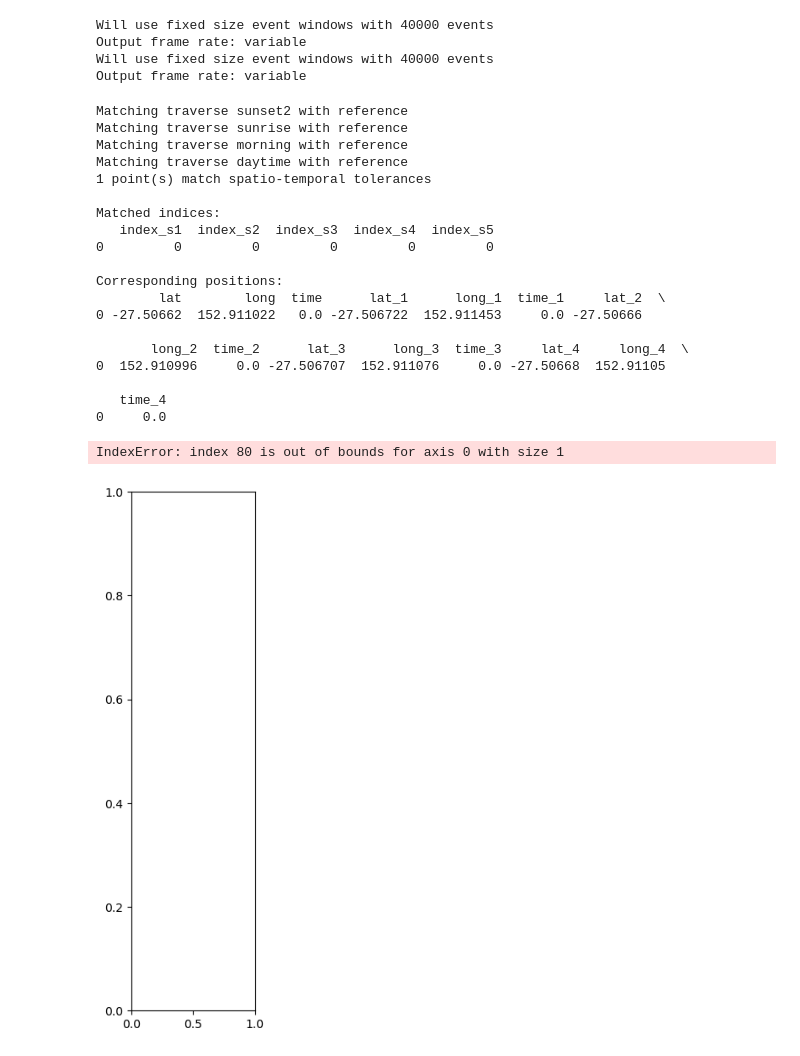
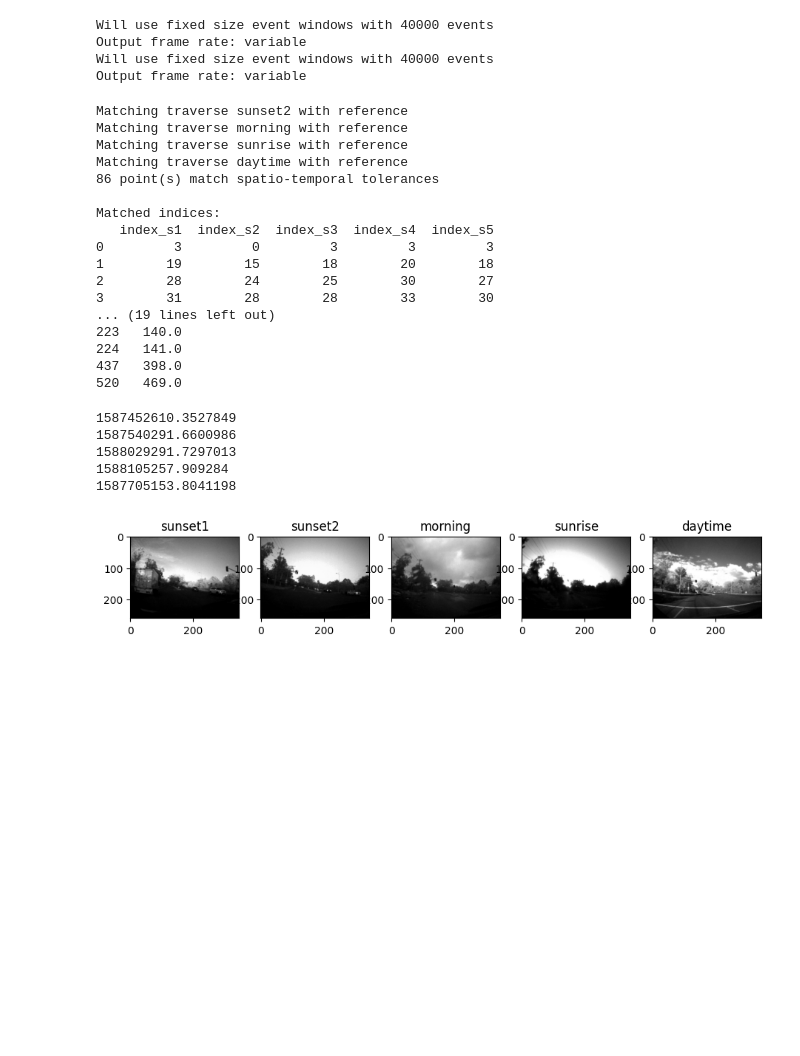
Before and after one commit to GeoffroyK/EventVPR, a Jupyter notebook: notebooks/proper_extraction.ipynb, the cells around one changed output. Saved outputs shown, nothing was run; the diff lists cells and outputs as text; code cells hidden in the pictures; blank space fills up the shorter version.

Commit message:
fix event matching

```diff
--- a/notebooks/proper_extraction.ipynb
+++ b/notebooks/proper_extraction.ipynb
@@ -1,6 +1,7 @@
 # %%
 # Traverses that are going to be extracted
-extract_traverses = ["sunset1", "sunset2"]
+# extract_traverses = ["sunset1", "sunset2"]
+extract_traverses = ["sunset1", "sunset2", "morning", "sunrise", "daytime"]
 # %% [markdown]
 # Read coordinates for selected traverses
 # %%
@@ -222,6 +223,21 @@ plt.imshow(getVisualReprTimeWindow(convertListOfEventsIn2DVector(event_pattern))
 plt.axis('off')
 plt.savefig("event_pattern.png")
 
+
+traverse = "sunrise"
+event_pattern = next(event_reader)
+while event_pattern[0][0] <  calibrated_timestamps[traverse][frame_index]:
+    try:
+        event_pattern = next(event_reader)
+    except StopIteration:
+        break
+
+plt.figure()
+plt.imshow(getVisualReprTimeWindow(convertListOfEventsIn2DVector(event_pattern)))
+plt.axis('off')
+plt.savefig("event_pattern_2.png")
+
+
 np.save(f"calibrated_timestamps_events{extract_traverses[0]}_{extract_traverses[1]}.npy", calibrated_timestamps)
 np.save(f"timestamp_file_path_frames{extract_traverses[0]}_{extract_traverses[1]}.npy", timestamp_file_path)
 np.save(f"matched_timestamp{extract_traverses[0]}_{extract_traverses[1]}.npy", matched_timestamp)
@@ -497,24 +512,22 @@ print("\nCorresponding positions:")
 print(positions_df.head())
 # %% [output]
 Matching traverse sunset2 with reference
+Matching traverse morning with reference
 Matching traverse sunrise with reference
-Matching traverse morning with reference
 Matching traverse daytime with reference
-1 point(s) match spatio-temporal tolerances
+86 point(s) match spatio-temporal tolerances
 
 Matched indices:
    index_s1  index_s2  index_s3  index_s4  index_s5
-0         0         0         0         0         0
-
-Corresponding positions:
-        lat        long  time      lat_1      long_1  time_1     lat_2  \
-0 -27.50662  152.911022   0.0 -27.506722  152.911453     0.0 -27.50666
-
-       long_2  time_2      lat_3      long_3  time_3     lat_4     long_4  \
-0  152.910996     0.0 -27.506707  152.911076     0.0 -27.50668  152.91105
-
-   time_4
-0     0.0
+0         3         0         3         3         3
+1        19        15        18        20        18
+2        28        24        25        30        27
+3        31        28        28        33        30
+... (19 lines left out)
+223   140.0
+224   141.0
+437   398.0
+520   469.0
 # %%
 import os
 from os.path import join, basename
@@ -537,33 +550,37 @@ for traverse in extract_traverses:
 
 import pandas as pd
 from PIL import Image
 
 def getCorrelationValue(reference: np.array, comparison: np.array) -> float:
     reference = pd.DataFrame(reference.flatten())
     comparison = pd.DataFrame(comparison.flatten())
     result = reference.corrwith(comparison)
     return result[0]
 
 def getTimestampFromFilePath(filepath):
     # Assuming the file path is from the timestampFilePath dictionnary
     return float(filepath.strip('.png\n').split("/")[-1])
 
 # Get the calibrated timestamp for event data, (file name of the frame)
 calibrated_timestamps = {}
 for traverse in extract_traverses:
     calibrated_timestamps[traverse] = [(getTimestampFromFilePath(timestamp_file_path[traverse][image_index])) for image_index in matched_timestamp[traverse]]
 
 
-frame_index = 80
+frame_index = 20
 plt.figure(figsize=(11,8))
 for index, traverse in enumerate(extract_traverses):
     plt.subplot(1, len(extract_traverses), index+1)
     image_index = matched_timestamp[traverse][sampled_points[traverse][frame_index]]
     frame = np.array(Image.open(timestamp_file_path[traverse][image_index]).convert('L'))
 
     print(calibrated_timestamps[traverse][frame_index])
     plt.title(f"{traverse}")
     plt.imshow(frame, cmap="gray")
 # %% [output]
-IndexError: index 80 is out of bounds for axis 0 with size 1
+1587452610.3527849
+1587540291.6600986
+1588029291.7297013
+1588105257.909284
+1587705153.8041198
-[figure, old version]
+[figure, new version]
```
Also changed, not shown: parts of 7 cells of this notebook.
